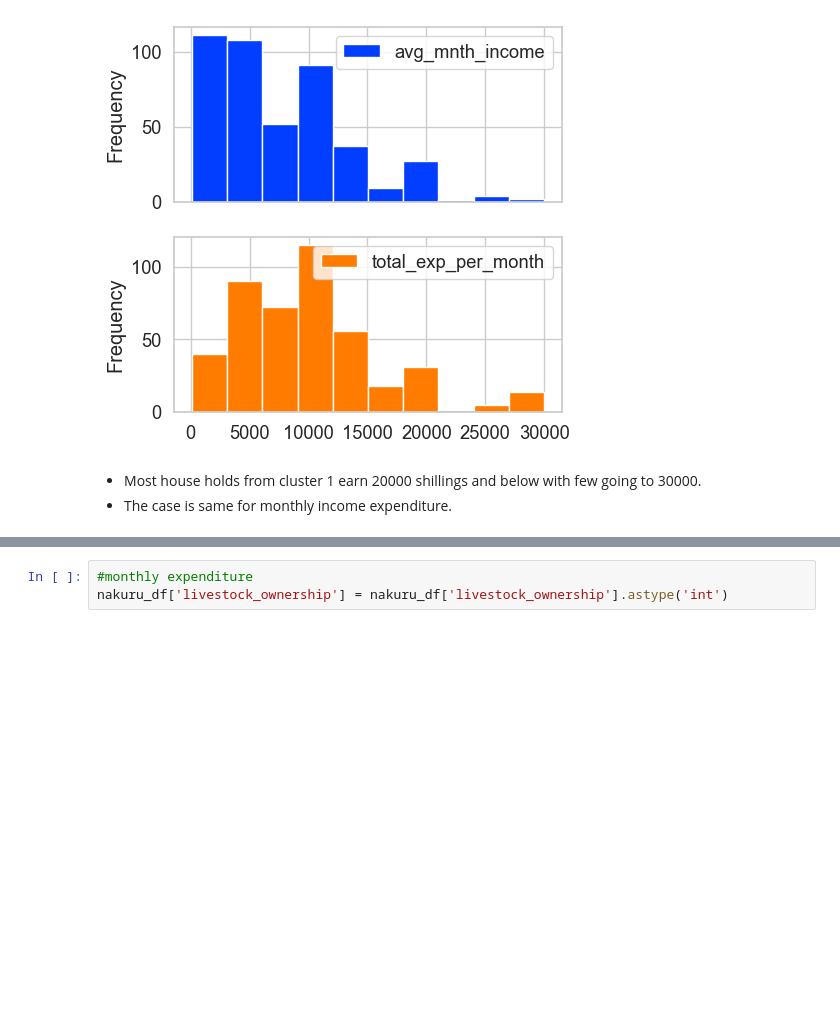
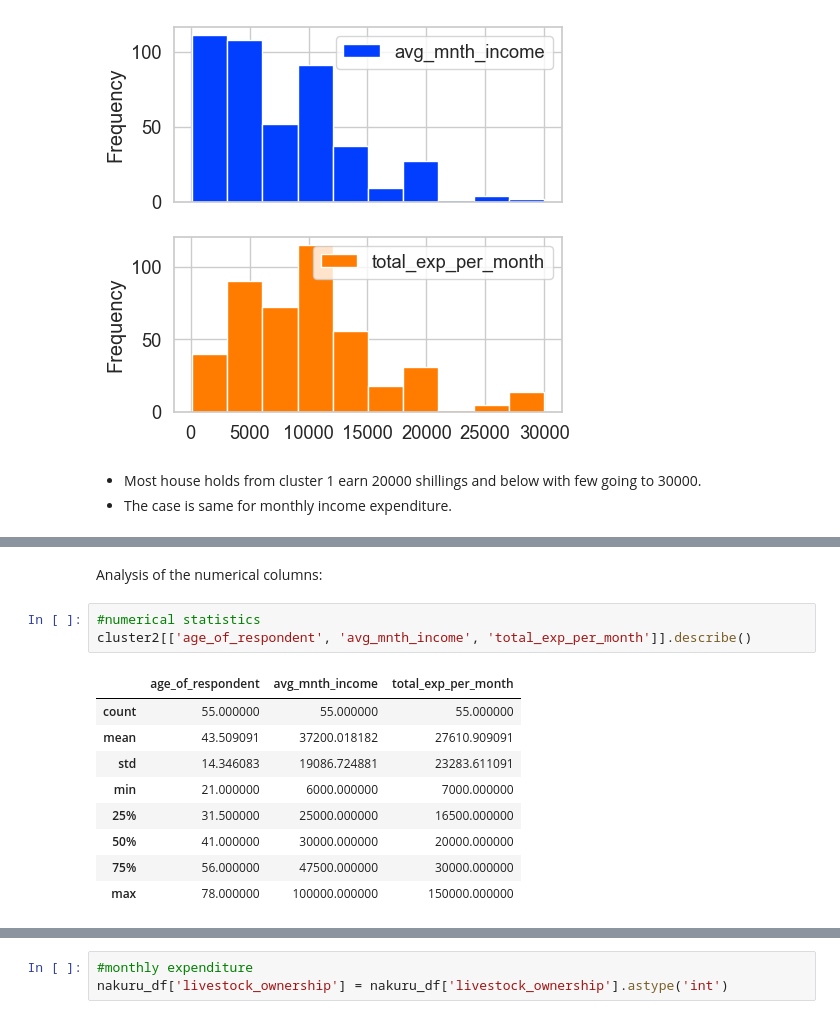
Before and after one commit to BonfaceGabriel/Insurance-prediction, a Jupyter notebook: test.ipynb, the cells around one changed output, grey strips where cells are left out. Saved outputs shown, nothing was run; the diff lists cells and outputs as text; blank space fills up the shorter version.

```diff
--- a/test.ipynb
+++ b/test.ipynb
@@ -849,0 +852,15 @@ Name: count, dtype: int64
+# %% [markdown]
+Analysis of the numerical columns:
+# %%
+#numerical statistics
+cluster2[['age_of_respondent', 'avg_mnth_income', 'total_exp_per_month']].describe()
+# %% [output]
+|  | age_of_respondent | avg_mnth_income | total_exp_per_month |
+| count | 55.000000 | 55.000000 | 55.000000 |
+| mean | 43.509091 | 37200.018182 | 27610.909091 |
+| std | 14.346083 | 19086.724881 | 23283.611091 |
+| min | 21.000000 | 6000.000000 | 7000.000000 |
+| 25% | 31.500000 | 25000.000000 | 16500.000000 |
+| 50% | 41.000000 | 30000.000000 | 20000.000000 |
+| 75% | 56.000000 | 47500.000000 | 30000.000000 |
+| max | 78.000000 | 100000.000000 | 150000.000000 |
```
Also changed, not shown: parts of 14 cells of this notebook.
